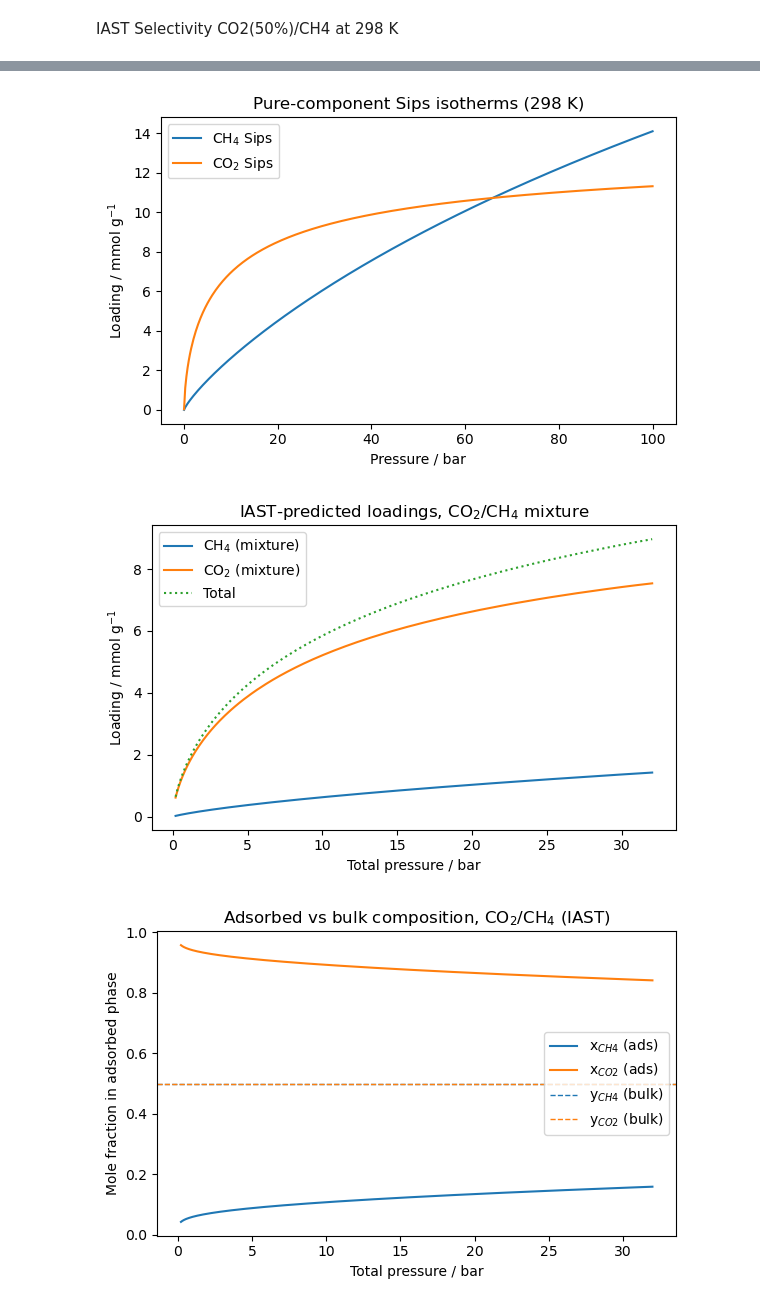
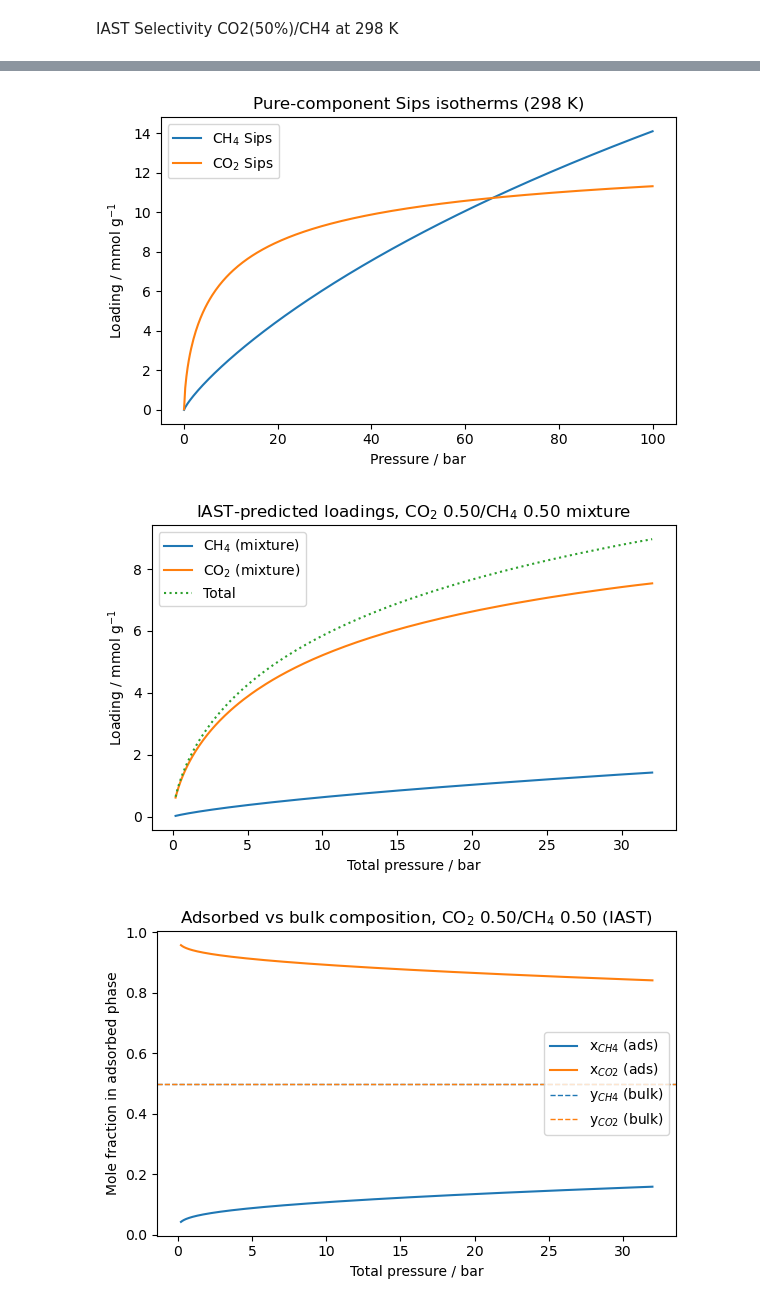
Before and after one commit to gabyralma/Scripts-for-gas-adsorption-isotherms-fitting-and-multivariate-analysis, a Jupyter notebook: pythonIAST.ipynb, the cells around one changed output, grey strips where cells are left out. Drawn from its saved outputs; the diff is of its cells as text; code cells hidden in the pictures.

```diff
--- a/pythonIAST.ipynb
+++ b/pythonIAST.ipynb
@@ -731,11 +731,11 @@ import pandas as pd
 import matplotlib.pyplot as plt
 import pyiast
 
-# ----- 1. Pure-component Sips parameters you already fitted -----
+# ----- 1. Pure-component Sips parameters already fitted -----
 pars_CH4  = dict(Qm=57.87, b=0.002566, n=0.8331)   # CH4 @ 298 K
 pars_CO2 = dict(Qm=13.6633, b=0.1053, n=0.6677)   # CO2 @ 298 K
 
-# Define your Sips isotherm (your chosen form)
+# Define Sips isotherm
 def sips_loading(P, pars):
     Qm = pars["Qm"]
     b  = pars["b"]
@@ -785,7 +785,7 @@ print(f"Selectivity CO2/CH4  : {select_CO2_CH4_3bar:.1f}")
 print("================================================\n")
 
 # ----- 5. IAST vs pressure sweep (same log-spaced grid as before) -----
-# Keep log-spaced mixture pressures for consistency with previous results
+# Keep log-spaced mixture pressures for consistency
 P_tot_grid = np.logspace(np.log10(0.2), np.log10(32.0), 150)  # 0.2 → 32 bar
 
 records = []
@@ -819,7 +819,7 @@ for P in P_tot_grid:
 
 df_iast = pd.DataFrame(records)
 df_iast.to_csv("IAST_CO2_CH4_results.csv", index=False)
-print("Saved IAST results to: IAST_CO2_CH4_results.csv")
+print("Saved IAST results to: IAST_CO2_0.50_CH4_0.50_results.csv")
 
 # ----- 6. Plotting on LINEAR axes + saving figures ----------------
 
@@ -829,7 +829,6 @@ def save_and_show(basename):
     plt.show()
 
 # 6a. Pure Sips isotherms
-# (For smoother line on linear axis, optionally make a separate linear P_plot)
 P_plot = np.linspace(Pgrid.min(), Pgrid.max(), 400)
 q_CH4_plot  = sips_loading(P_plot, pars_CH4)
 q_CO2_plot = sips_loading(P_plot, pars_CO2)
@@ -841,7 +840,7 @@ plt.xlabel("Pressure / bar")
 plt.ylabel("Loading / mmol g$^{-1}$")
 plt.legend()
 plt.title("Pure-component Sips isotherms (298 K)")
-save_and_show("pure_isotherms_CO2_CH4")
+save_and_show("pure_isotherms_CO2_0.50_CH4_0.50")
 
 # 6b. Mixture component loadings vs total pressure
 plt.figure(figsize=(6, 4))
@@ -851,8 +850,8 @@ plt.plot(df_iast["P_tot_bar"], df_iast["q_tot_mmol_g"], label="Total", linestyle
 plt.xlabel("Total pressure / bar")
 plt.ylabel("Loading / mmol g$^{-1}$")
 plt.legend()
-plt.title("IAST-predicted loadings, CO$_2$/CH$_4$ mixture")
-save_and_show("IAST_loadings_CO2_CH4")
+plt.title("IAST-predicted loadings, CO$_2$ 0.50/CH$_4$ 0.50 mixture")
+save_and_show("IAST_loadings_CO2_0.50_CH4_0.50")
 
 # 6c. Adsorbed phase composition vs pressure
 plt.figure(figsize=(6, 4))
@@ -863,23 +862,23 @@ plt.axhline(y_bulk[1], linestyle="--", color="C1", linewidth=1, label="y$_{CO2}$
 plt.xlabel("Total pressure / bar")
 plt.ylabel("Mole fraction in adsorbed phase")
 plt.legend()
-plt.title("Adsorbed vs bulk composition, CO$_2$/CH$_4$ (IAST)")
-save_and_show("IAST_composition_CO2_CH4")
+plt.title("Adsorbed vs bulk composition, CO$_2$ 0.50/CH$_4$ 0.50 (IAST)")
+save_and_show("IAST_composition_CO2_0.50_CH4_0.50")
 
 # 6d. Selectivity vs pressure
 plt.figure(figsize=(6, 4))
 plt.plot(df_iast["P_tot_bar"], df_iast["selectivity_CO2_CH4"])
 plt.xlabel("Total pressure / bar")
 plt.ylabel("Selectivity $S_{CO2/CH4}$")
-plt.title("IAST CO$_2$/CH$_4$ selectivity vs pressure")
+plt.title("IAST CO$_2$ 0.50/CH$_4$ 0.50 selectivity vs pressure")
 plt.grid(True, linestyle=":", linewidth=0.5)
-save_and_show("IAST_selectivity_CO2_CH4")
+save_and_show("IAST_selectivity_CO2_0.50_CH4_0.50")
 
 print("Saved figures:")
-print("  pure_isotherms_CO2_CH4.png")
-print("  IAST_loadings_CO2_CH4.png")
-print("  IAST_composition_CO2_CH4.png")
-print("  IAST_selectivity_CO2_CH4.png")
+print("  pure_isotherms_CO2_0.50_CH4_0.50.png")
+print("  IAST_loadings_CO2_0.50_CH4_0.50.png")
+print("  IAST_composition_CO2_0.50_CH4_0.50.png")
+print("  IAST_selectivity_CO2_0.50_CH4_0.50.png")
 # %% [output]
 === IAST at 3 bar, y = [CH4 0.50, CO2 0.50] ===
 Total loading        : 3.28 mmol g⁻¹
@@ -896,3 +895,3 @@ Saved IAST results to: IAST_CO2_CH4_results.csv
 [figure]
-[figure, old version]
+[figure, new version]
-[figure, old version]
+[figure, new version]
```
Also changed, not shown: parts of 6 cells of this notebook.
